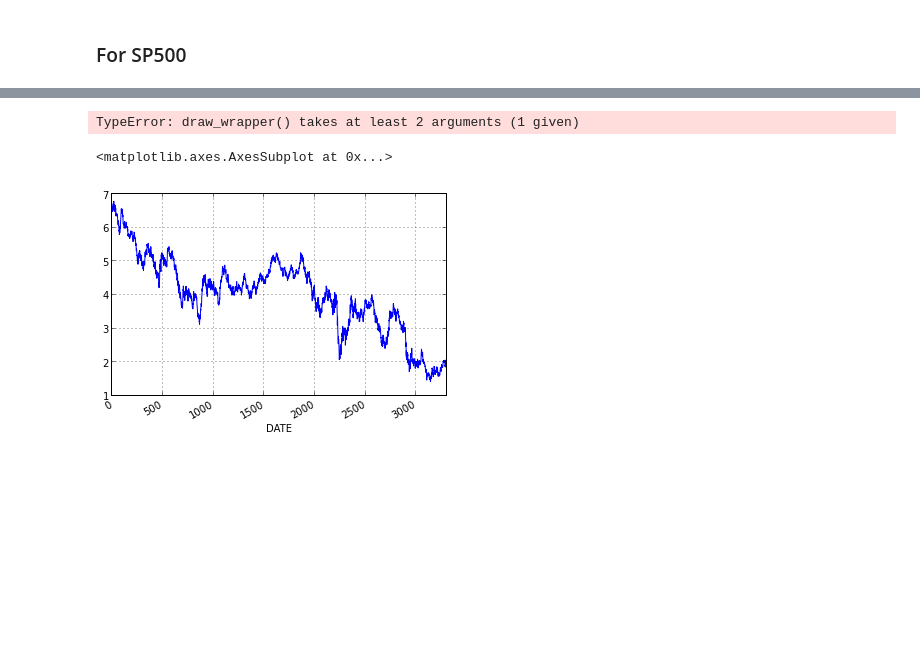
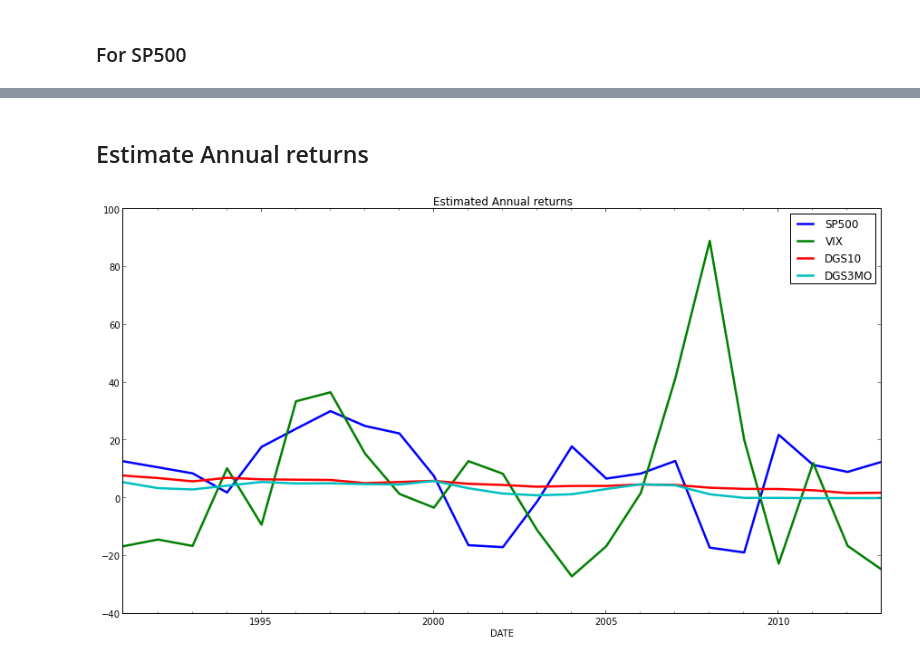
Before and after one commit to sglyon/BYUclasses, a Jupyter notebook: Economics/E588/Project/EPP Fred and S&P.ipynb, the cells around one changed output, grey strips where cells are left out. Drawn from its saved outputs; the diff is of its cells as text; code cells hidden in the pictures; blank space fills up the shorter version.

```diff
--- a/Economics/E588/Project/EPP Fred and S&P.ipynb
+++ b/Economics/E588/Project/EPP Fred and S&P.ipynb
@@ -41,7 +41,7 @@ def save_data():
 # save_data()
 data = pd.DataFrame.load('SP_YC.db')
 fred = data[['DGS10', 'DGS3MO']]
-sp = data[['SP500', 'VIX']]
+stocks = data[['SP500', 'VIX']]
 # %%
 # Get description of the data
 desc = data.describe()
@@ -329,9 +233,0 @@ TypeError: 'AxesSubplot' object does not support indexing
-# %%
-ax1.
-# %% [output]
-TypeError: draw_wrapper() takes at least 2 arguments (1 given)
-# %%
-data.DGS10.plot(use_index=0)
-# %% [output]
-<matplotlib.axes.AxesSubplot at 0x...>
-[figure, removed]
@@ -339,0 +234,44 @@ data.v
+# %% [markdown]
+## Estimate Annual returns
+# %%
+def est_returns(items, freq='A'):
+    """
+    Get an estimate for the return on an equity at a given frequency
+
+    Parameters
+    ----------
+    items : pandas.DataFrame
+        The pandas data frame containing a TimeSeriesIndex and columns
+        for the equities you want to estimate returns for
+
+    freq : str, optional(default='A')
+        The frequency you would like to sample the
+    """
+    if freq == 'A':
+        periods = 250  # 250 trading days in a year
+    elif freq == 'M':
+        periods = 21  # 21 trading days in a month
+    elif freq == 'W':
+        periods = 5  # 5 trading days in a week
+
+    changes = items.pct_change(periods=periods)
+
+    # Resample annually
+    period_returns = changes.resample(freq, how='mean') * 100
+
+    period_returns.columns.name = 'Returns - ' + freq + ' (%)'
+
+    return period_returns.dropna()
+# %%
+# Get average annual returns for S&P500 and VIX
+ann_returns = est_returns(stocks, freq='A')
+
+# Join this to average annual returns for T-bills
+ann_returns = ann_returns.join(fred.resample('A', how='mean'))
+
+# Plot and save it
+ann_returns.plot(figsize=(15, 8), linewidth=2.5,
+                   title='Estimated Annual returns')
+plt.savefig('./Figures/returns.eps', format='eps', dpi=1000)
+# %% [output]
+[figure, added]
```
Also changed, not shown: parts of 25 cells of this notebook, 21 other files.
